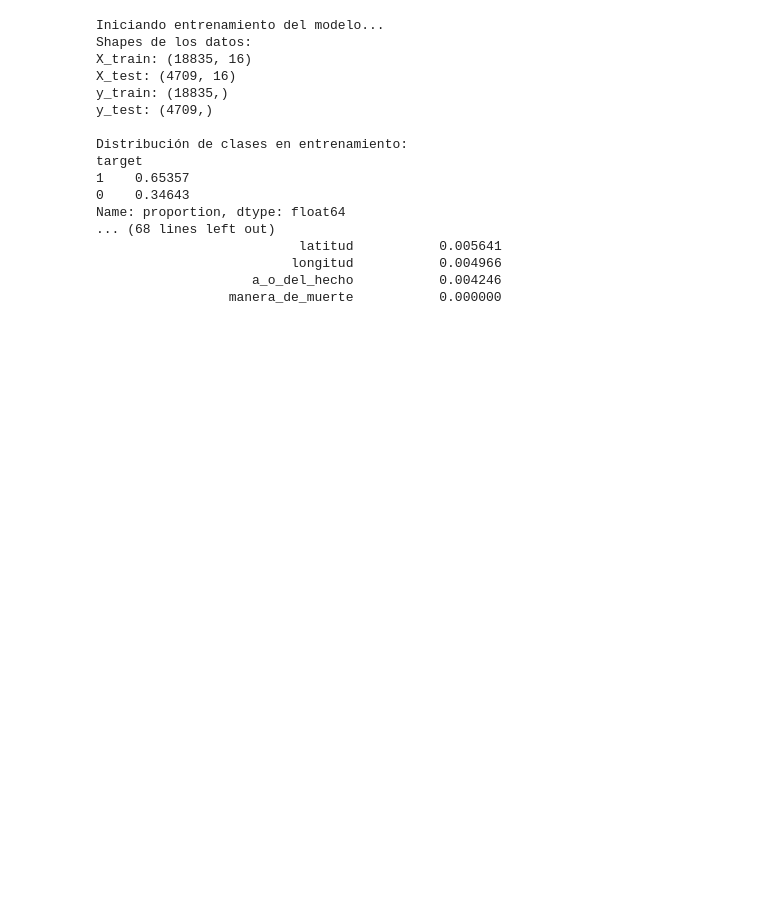
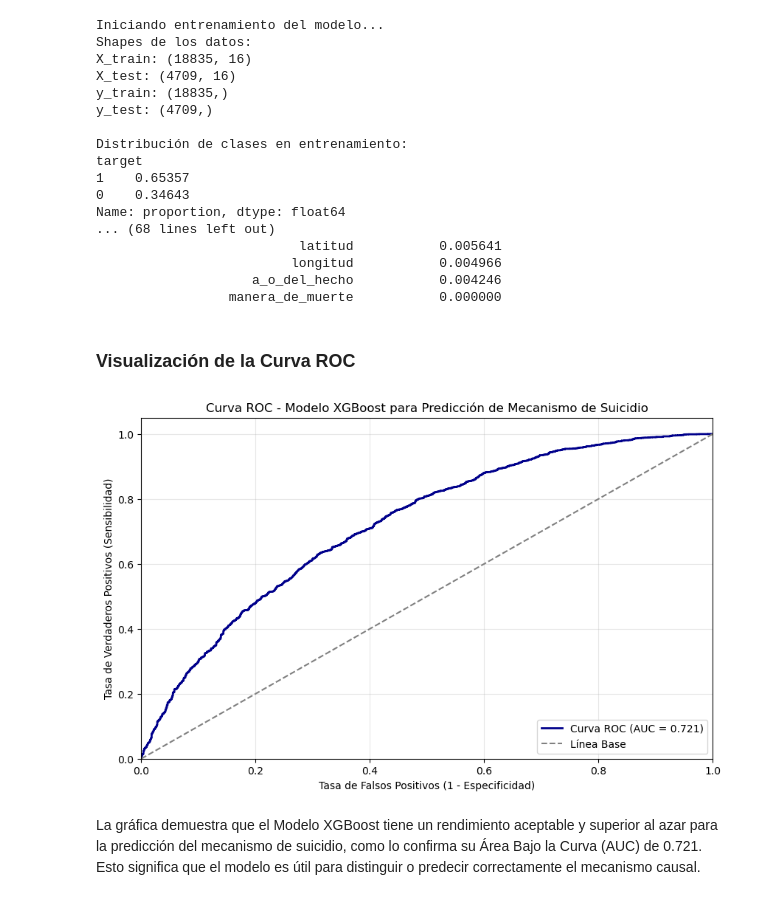
Before and after one commit to jthowinsson/Suicidio_Colombia, a Jupyter notebook: _sources/Clasificador.ipynb, the cells around one changed output. Saved outputs shown, nothing was run; the diff lists cells and outputs as text; code cells hidden in the pictures; blank space fills up the shorter version.

```diff
--- a/_sources/Clasificador.ipynb
+++ b/_sources/Clasificador.ipynb
@@ -276,3 +282,40 @@ Name: proportion, dtype: float64
                          longitud           0.004966
                     a_o_del_hecho           0.004246
                  manera_de_muerte           0.000000
+# %% [markdown]
+### Visualización de la Curva ROC
+# %%
+# Crear la curva ROC
+from sklearn.metrics import roc_curve
+import matplotlib.pyplot as plt
+
+try:
+    # Calcular la curva ROC
+    fpr, tpr, thresholds = roc_curve(y_test, y_pred_proba)
+
+    # Crear el gráfico
+    plt.figure(figsize=(10, 6))
+    plt.plot(fpr, tpr, color='darkblue', lw=2,
+             label=f'Curva ROC (AUC = {roc_auc:.3f})')
+    plt.plot([0, 1], [0, 1], color='gray', linestyle='--', label='Línea Base')
+
+    # Personalizar el gráfico
+    plt.xlim([0.0, 1.0])
+    plt.ylim([0.0, 1.05])
+    plt.xlabel('Tasa de Falsos Positivos (1 - Especificidad)')
+    plt.ylabel('Tasa de Verdaderos Positivos (Sensibilidad)')
+    plt.title('Curva ROC - Modelo XGBoost para Predicción de Mecanismo de Suicidio')
+    plt.legend(loc="lower right")
+    plt.grid(True, alpha=0.3)
+
+    # Mostrar el gráfico
+    plt.show()
+
+except Exception as e:
+    print("Error al generar la curva ROC:", str(e))
+    import traceback
+    traceback.print_exc()
+# %% [output]
+[figure, added]
+# %% [markdown]
+La gráfica demuestra que el Modelo XGBoost tiene un rendimiento aceptable y superior al azar para la predicción del mecanismo de suicidio, como lo confirma su Área Bajo la Curva (AUC) de 0.721. Esto significa que el modelo es útil para distinguir o predecir correctamente el mecanismo causal.
```
Also changed, not shown: parts of 4 cells of this notebook, 23 other files.
